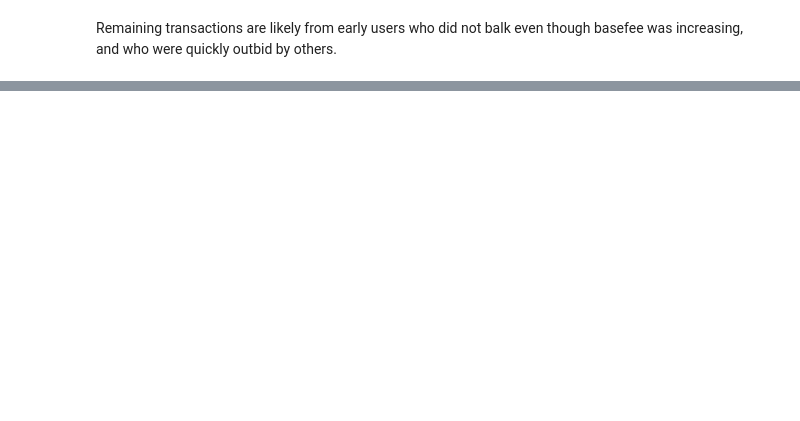
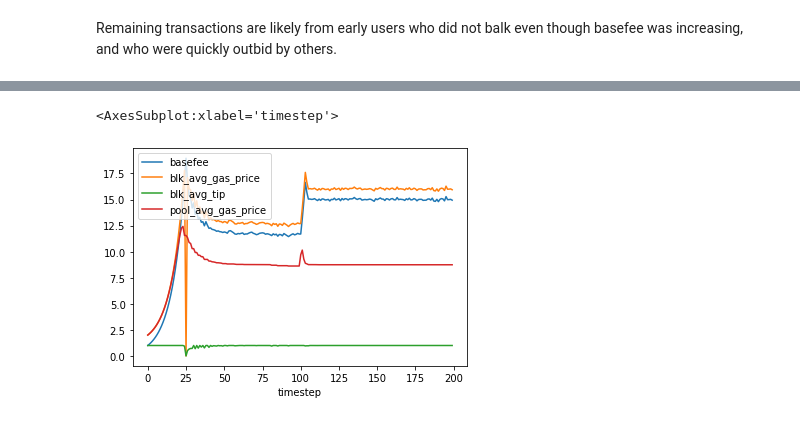
Before and after one commit to ethereum/abm1559, a Jupyter notebook: notebooks/stationary1559.ipynb, the cells around one changed output, grey strips where cells are left out. Drawn from its saved outputs; the diff is of its cells as text; code cells hidden in the pictures; blank space fills up the shorter version.

```diff
--- a/notebooks/stationary1559.ipynb
+++ b/notebooks/stationary1559.ipynb
@@ -152,0 +179,5 @@ Remaining transactions are likely from early users who did not balk even though
+# %%
+df_jump.plot("timestep", ["basefee", "blk_avg_gas_price", "blk_avg_tip", "pool_avg_gas_price"])
+# %% [output]
+<AxesSubplot:xlabel='timestep'>
+[figure, added]
```
Also changed, not shown: parts of 20 cells of this notebook, 2 other files.
